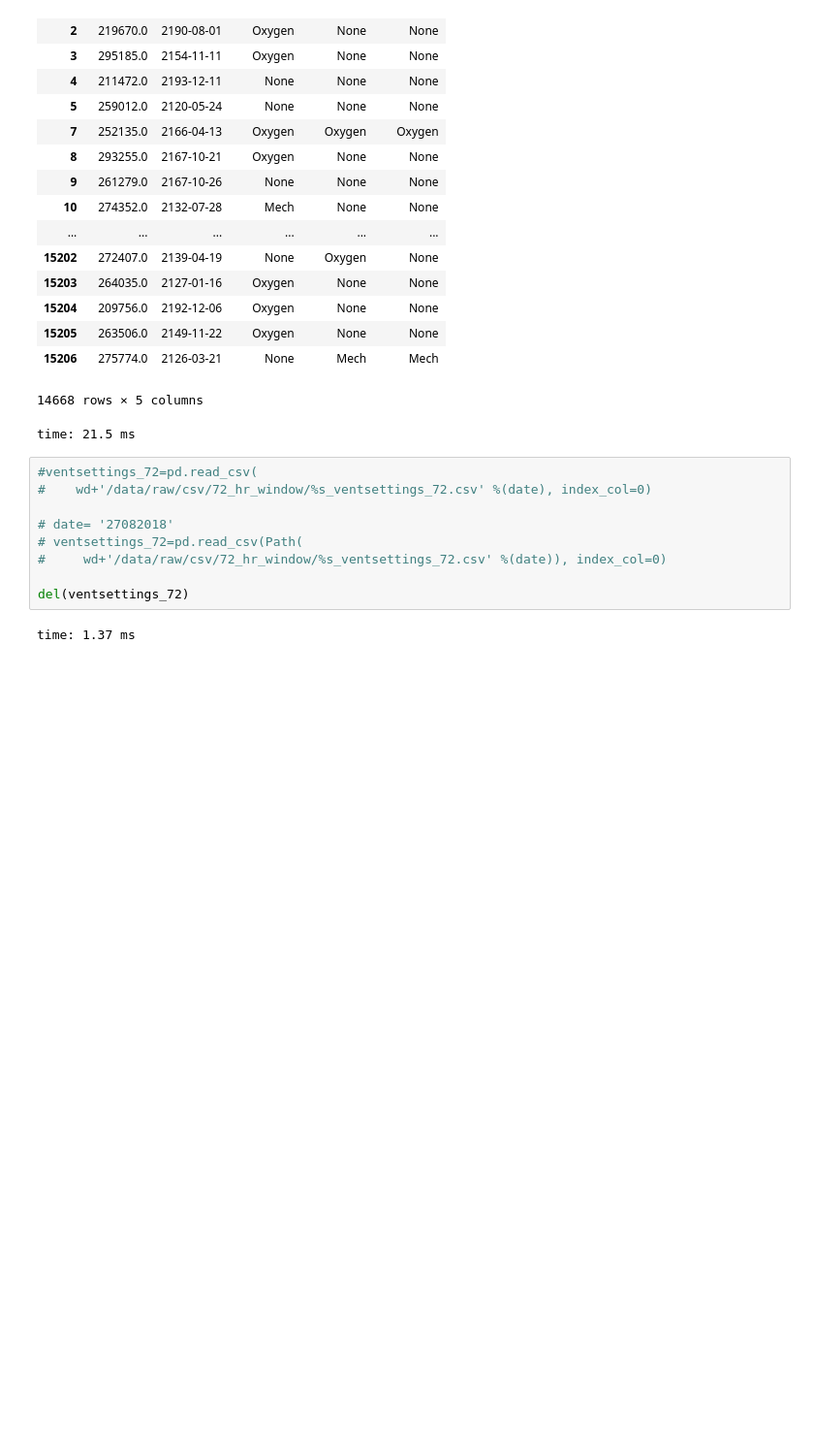
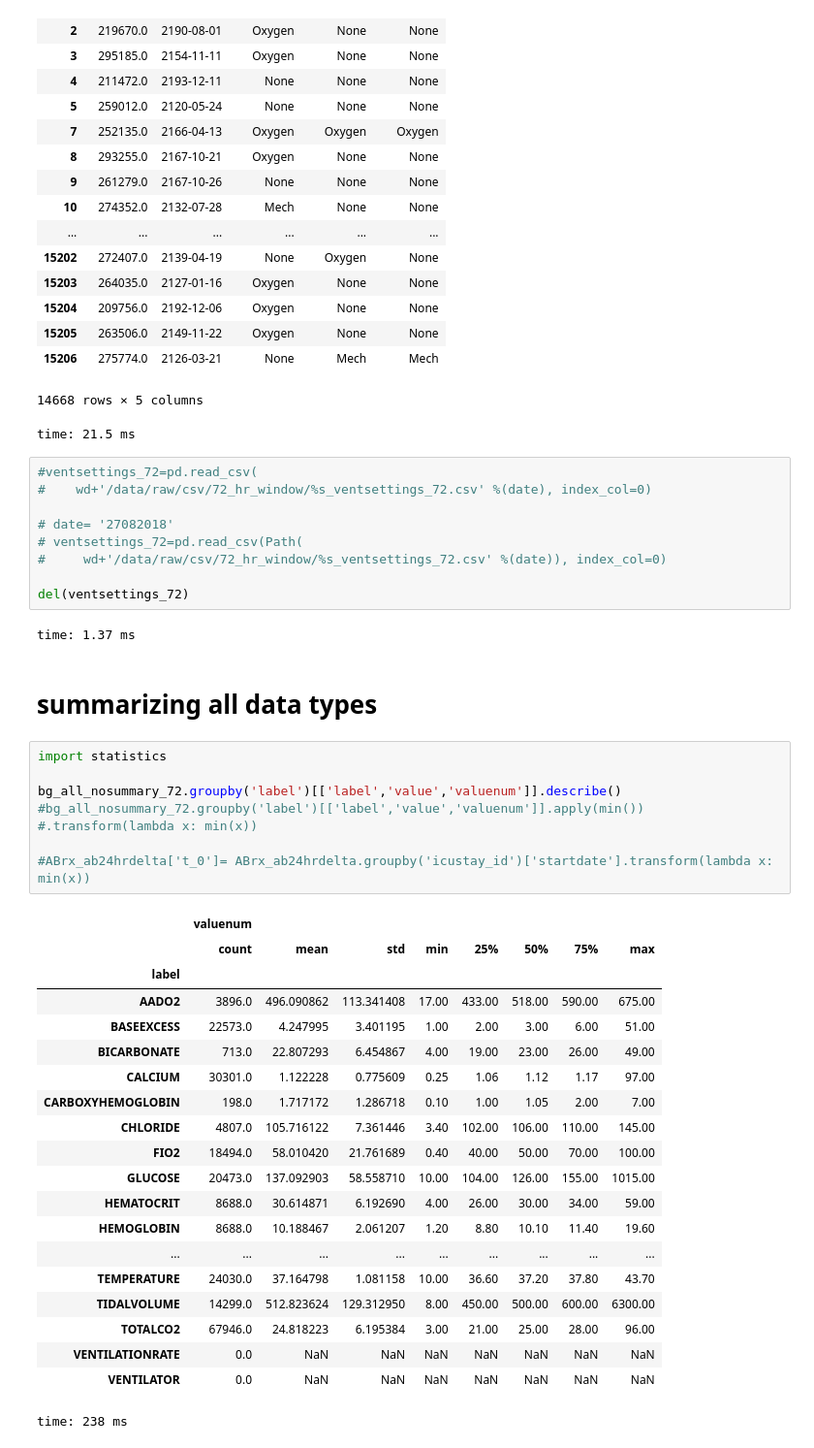
Before and after one commit to kellylinyingxin/mimiciii-antibiotics-modeling, a Jupyter notebook: notebooks/06.2-v_QC_and_missingness.ipynb, the cells around one changed output. Shown at 97% size. Drawn from its saved outputs; the diff is of its cells as text; blank space fills up the shorter version.

```diff
--- a/notebooks/06.2-v_QC_and_missingness.ipynb
+++ b/notebooks/06.2-v_QC_and_missingness.ipynb
@@ -1007,3 +1097,34 @@ time: 21.5 ms
 del(ventsettings_72)
 # %% [output]
 time: 1.37 ms
+# %% [markdown]
+# summarizing all data types
+# %%
+import statistics
+
+bg_all_nosummary_72.groupby('label')[['label','value','valuenum']].describe()
+#bg_all_nosummary_72.groupby('label')[['label','value','valuenum']].apply(min())
+#.transform(lambda x: min(x))
+
+#ABrx_ab24hrdelta['t_0']= ABrx_ab24hrdelta.groupby('icustay_id')['startdate'].transform(lambda x: min(x))
+# %% [output]
+|  | valuenum |  |  |  |  |  |  |  |
+|  | count | mean | std | min | 25% | 50% | 75% | max |
+| label |  |  |  |  |  |  |  |  |
+| AADO2 | 3896.0 | 496.090862 | 113.341408 | 17.00 | 433.00 | 518.00 | 590.00 | 675.00 |
+| BASEEXCESS | 22573.0 | 4.247995 | 3.401195 | 1.00 | 2.00 | 3.00 | 6.00 | 51.00 |
+| BICARBONATE | 713.0 | 22.807293 | 6.454867 | 4.00 | 19.00 | 23.00 | 26.00 | 49.00 |
+| CALCIUM | 30301.0 | 1.122228 | 0.775609 | 0.25 | 1.06 | 1.12 | 1.17 | 97.00 |
+| CARBOXYHEMOGLOBIN | 198.0 | 1.717172 | 1.286718 | 0.10 | 1.00 | 1.05 | 2.00 | 7.00 |
+| CHLORIDE | 4807.0 | 105.716122 | 7.361446 | 3.40 | 102.00 | 106.00 | 110.00 | 145.00 |
+| FIO2 | 18494.0 | 58.010420 | 21.761689 | 0.40 | 40.00 | 50.00 | 70.00 | 100.00 |
+| GLUCOSE | 20473.0 | 137.092903 | 58.558710 | 10.00 | 104.00 | 126.00 | 155.00 | 1015.00 |
+| HEMATOCRIT | 8688.0 | 30.614871 | 6.192690 | 4.00 | 26.00 | 30.00 | 34.00 | 59.00 |
+| HEMOGLOBIN | 8688.0 | 10.188467 | 2.061207 | 1.20 | 8.80 | 10.10 | 11.40 | 19.60 |
+| ... | ... | ... | ... | ... | ... | ... | ... | ... |
+| TEMPERATURE | 24030.0 | 37.164798 | 1.081158 | 10.00 | 36.60 | 37.20 | 37.80 | 43.70 |
+| TIDALVOLUME | 14299.0 | 512.823624 | 129.312950 | 8.00 | 450.00 | 500.00 | 600.00 | 6300.00 |
+| TOTALCO2 | 67946.0 | 24.818223 | 6.195384 | 3.00 | 21.00 | 25.00 | 28.00 | 96.00 |
+| VENTILATIONRATE | 0.0 | NaN | NaN | NaN | NaN | NaN | NaN | NaN |
+| VENTILATOR | 0.0 | NaN | NaN | NaN | NaN | NaN | NaN | NaN |
+time: 238 ms
```
Also changed, not shown: parts of 24 cells of this notebook, 1 other file.
